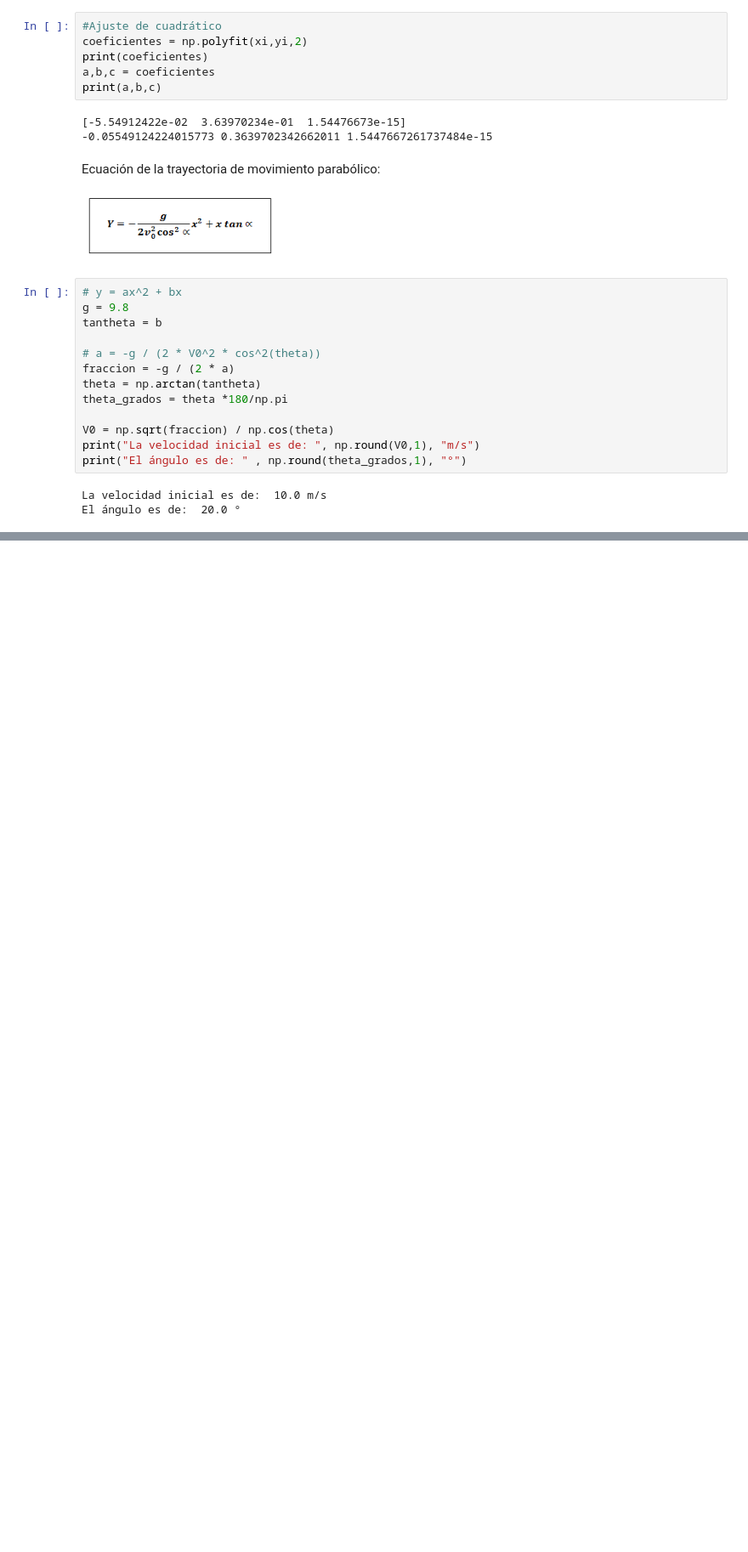
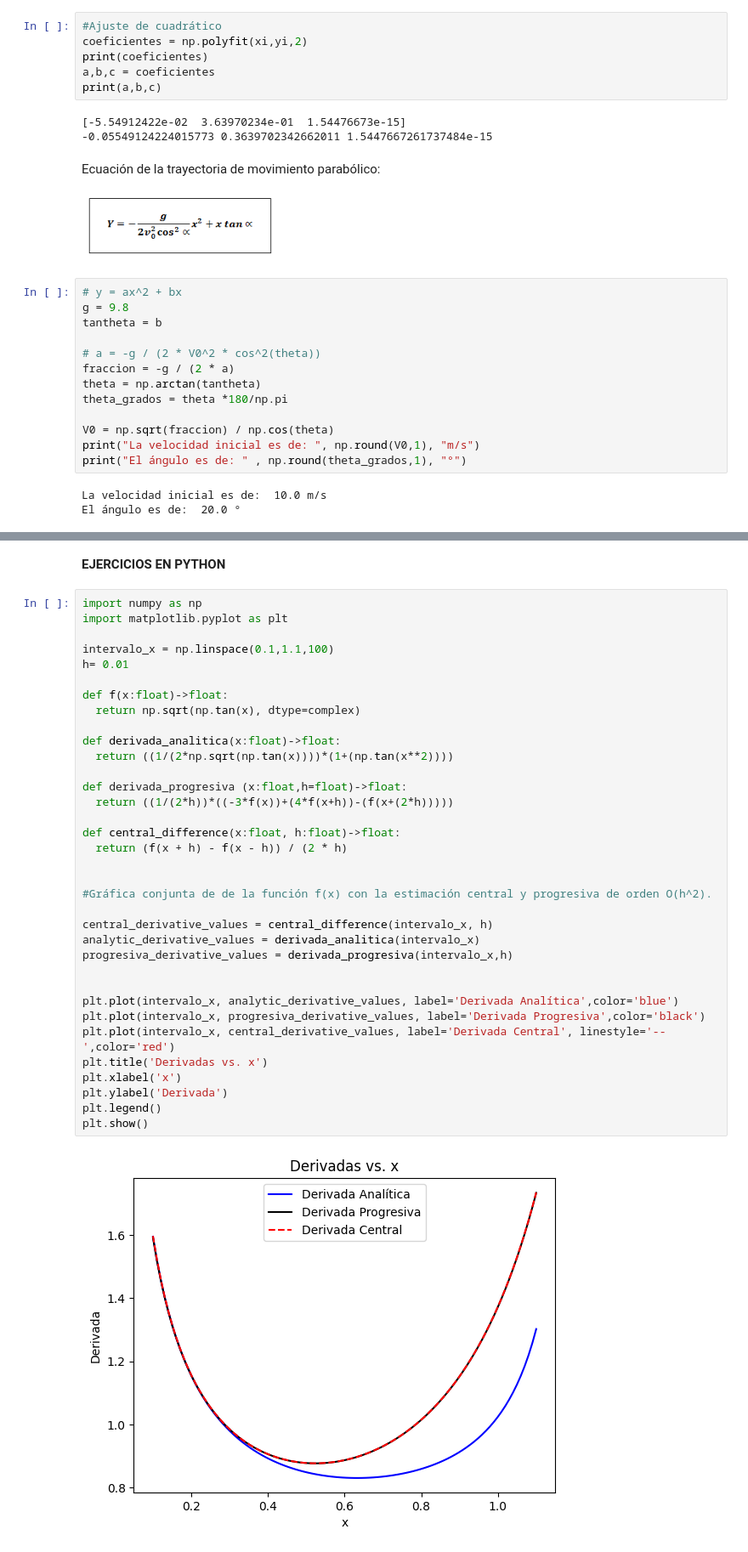
Before and after one commit to Jhernandezh2/MetodosI_JulianaHernandez_MariaCamilaRamirez, a Jupyter notebook: Tarea_2.ipynb, the cells around one changed output, grey strips where cells are left out. Shown at 85% size. Drawn from its saved outputs; the diff is of its cells as text; blank space fills up the shorter version.

```diff
--- a/Tarea_2.ipynb
+++ b/Tarea_2.ipynb
@@ -135,0 +150,39 @@ El ángulo es de:  20.0 °
+# %% [markdown]
+**EJERCICIOS EN PYTHON**
+# %%
+import numpy as np
+import matplotlib.pyplot as plt
+
+intervalo_x = np.linspace(0.1,1.1,100)
+h= 0.01
+
+def f(x:float)->float:
+  return np.sqrt(np.tan(x), dtype=complex)
+
+def derivada_analitica(x:float)->float:
+  return ((1/(2*np.sqrt(np.tan(x))))*(1+(np.tan(x**2))))
+
+def derivada_progresiva (x:float,h=float)->float:
+  return ((1/(2*h))*((-3*f(x))+(4*f(x+h))-(f(x+(2*h)))))
+
+def central_difference(x:float, h:float)->float:
+  return (f(x + h) - f(x - h)) / (2 * h)
+
+
+#Gráfica conjunta de de la función f(x) con la estimación central y progresiva de orden O(h^2).
+
+central_derivative_values = central_difference(intervalo_x, h)
+analytic_derivative_values = derivada_analitica(intervalo_x)
+progresiva_derivative_values = derivada_progresiva(intervalo_x,h)
+
+
+plt.plot(intervalo_x, analytic_derivative_values, label='Derivada Analítica',color='blue')
+plt.plot(intervalo_x, progresiva_derivative_values, label='Derivada Progresiva',color='black')
+plt.plot(intervalo_x, central_derivative_values, label='Derivada Central', linestyle='--',color='red')
+plt.title('Derivadas vs. x')
+plt.xlabel('x')
+plt.ylabel('Derivada')
+plt.legend()
+plt.show()
+# %% [output]
+[figure, added]
```
Also changed, not shown: parts of 8 cells of this notebook.
